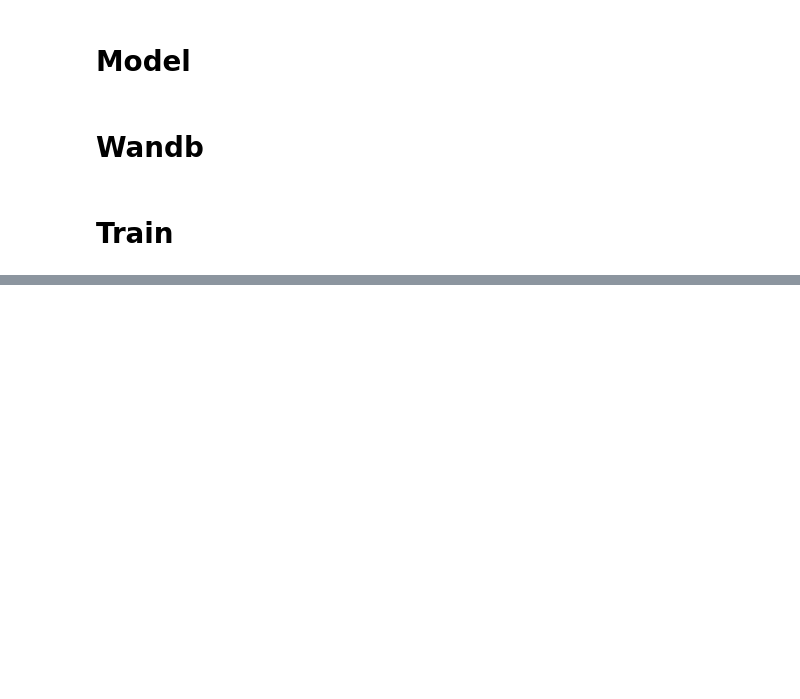
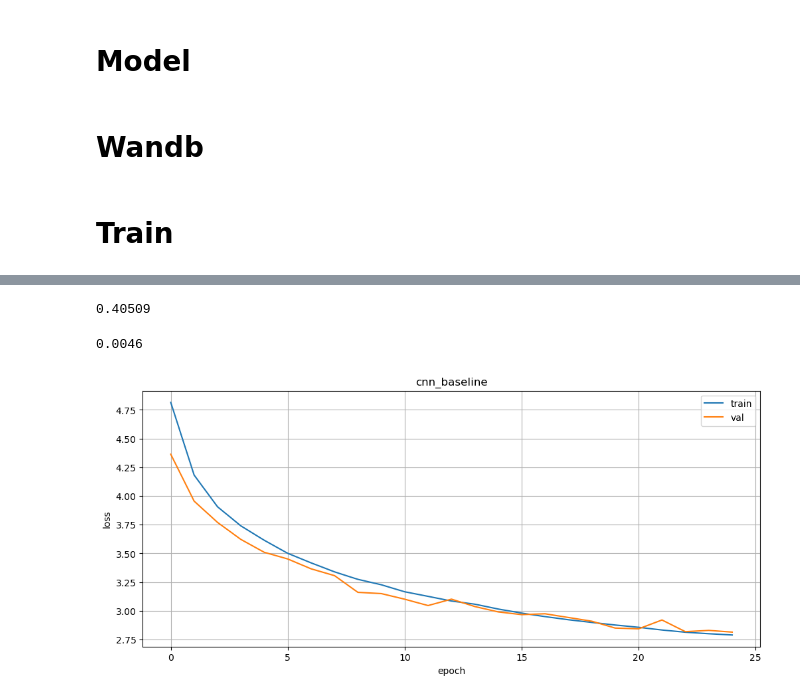
Before and after one commit to grach0v/AI_Masters, a Jupyter notebook: Machine_Leraning_3/HW2/experiments.ipynb, the cells around one changed output, grey strips where cells are left out. Cells and saved outputs as stored; diff of their text form; code cells hidden in the pictures; blank space fills up the shorter version.

```diff
--- a/Machine_Leraning_3/HW2/experiments.ipynb
+++ b/Machine_Leraning_3/HW2/experiments.ipynb
@@ -170,0 +100,27 @@ model = ComplexCNN(num_classes=200)
+# %%
+class Inception_base(nn.Module):
+    def __init__(self, depth_dim, input_size, config):
+        super(Inception_base, self).__init__()
+        self.depth_dim = depth_dim
+        # 1x1
+        self.conv1 = nn.Conv2d(input_size, out_channels=config[0][0], kernel_size=1, stride=1, padding=0)
+        # 3x3_bottleneck + 3x3
+        self.conv3_1 = nn.Conv2d(input_size, out_channels=config[1][0], kernel_size=1, stride=1, padding=0)
+        self.conv3_3 = nn.Conv2d(config[1][0], config[1][1], kernel_size=3, stride=1, padding=1)
+        # 5x5_bottleneck + 5x5
+        self.conv5_1 = nn.Conv2d(input_size, out_channels=config[2][0], kernel_size=1, stride=1, padding=0)
+        self.conv5_5 = nn.Conv2d(config[2][0], config[2][1], kernel_size=5, stride=1, padding=2)
+        # maxpool + 1x1
+        self.max_pool_1 = nn.MaxPool2d(kernel_size=config[3][0], stride=1, padding=1)
+        self.conv_max_1 = nn.Conv2d(input_size, out_channels=config[3][1], kernel_size=1, stride=1, padding=0)
+
+        # self.apply(layer_init)
+
+    def forward(self, input):
+        output1 = F.relu(self.conv1(input))
+        output2 = F.relu(self.conv3_1(input))
+        output2 = F.relu(self.conv3_3(output2))
+        output3 = F.relu(self.conv5_1(input))
+        output3 = F.relu(self.conv5_5(output3))
+        output4 = F.relu(self.conv_max_1(self.max_pool_1(input)))
+        return torch.cat([output1, output2, output3, output4], dim=self.depth_dim)
@@ -446,0 +470,6 @@ import seaborn as sns
+# %%
+optimizer = config["optimizer"](
+    model.parameters(),
+    lr=config["learning_rate"] * 10,
+    weight_decay=config["weight_decay"]
+)
@@ -446,0 +502,18 @@ import seaborn as sns
+# %%
+train_labels, train_probs, train_preds = collect_predictions(cnn_baseline, train_loader, device)
+
+accuracy_train = accuracy_score(train_labels, train_preds)
+accuracy_train
+# %% [output]
+0.40509
+# %%
+test_labels, test_probs, test_preds = collect_predictions(cnn_baseline, test_loader, device)
+
+accuracy_train = accuracy_score(test_labels, test_preds)
+accuracy_train
+# %% [output]
+0.0046
+# %%
+plot_losses(train_losses_baseline, val_losses_baseline, title="cnn_baseline")
+# %% [output]
+[figure, added]
```
Also changed, not shown: parts of 20 cells of this notebook.
